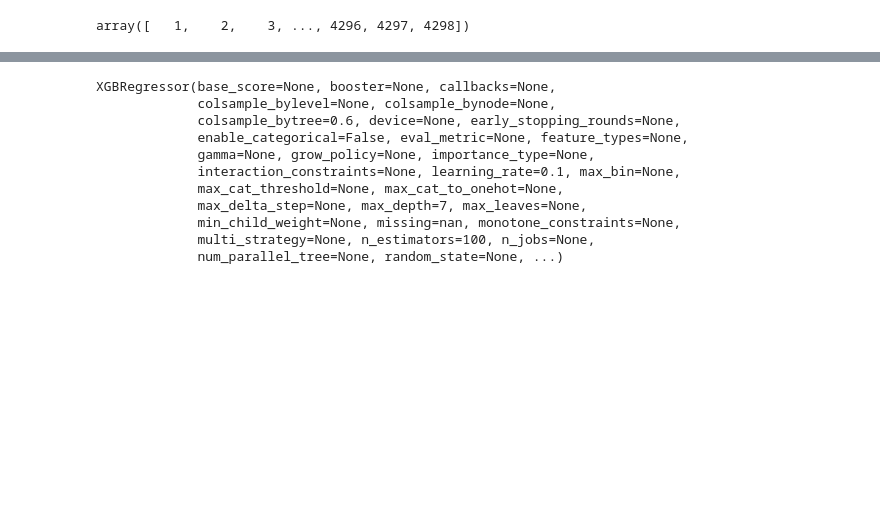
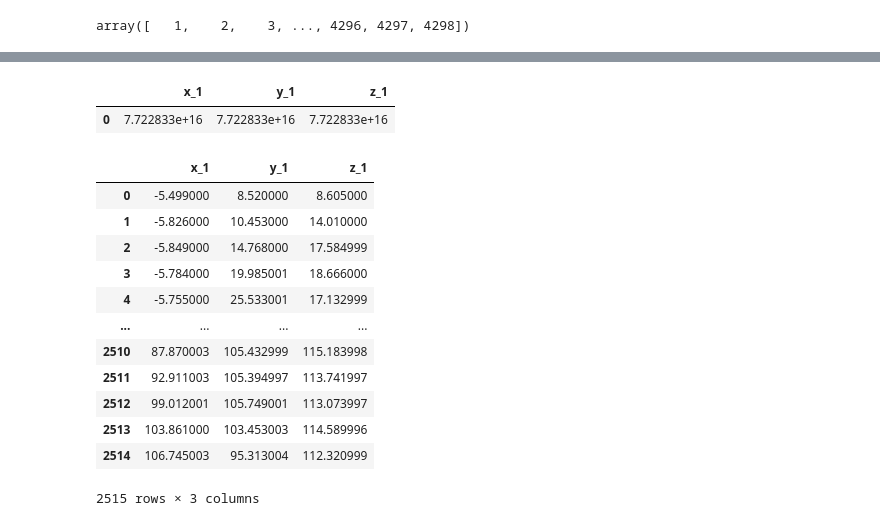
Before and after one commit to achen004/Stanford-RNA-3D-Folding-Structure-Prediction, a Jupyter notebook: rna-sequence-modeling.ipynb, the cells around one changed output, grey strips where cells are left out. Saved outputs shown, nothing was run; the diff lists cells and outputs as text; code cells hidden in the pictures; blank space fills up the shorter version.

```diff
--- a/rna-sequence-modeling.ipynb
+++ b/rna-sequence-modeling.ipynb
@@ -302,0 +350,2 @@ def preprocessing(df_path, label_path, dataset_type):
+# %%
+validation_df, validation_coord=preprocessing(df_path=validation_path, label_path=validation_labels_path, dataset_type='validation')
@@ -320,15 +400 @@ for y in y_list:
     model_yi[y]=xgboost_model
-# %%
-model_yi['x_1']
-# %% [output]
-XGBRegressor(base_score=None, booster=None, callbacks=None,
-             colsample_bylevel=None, colsample_bynode=None,
-             colsample_bytree=0.6, device=None, early_stopping_rounds=None,
-             enable_categorical=False, eval_metric=None, feature_types=None,
-             gamma=None, grow_policy=None, importance_type=None,
-             interaction_constraints=None, learning_rate=0.1, max_bin=None,
-             max_cat_threshold=None, max_cat_to_onehot=None,
-             max_delta_step=None, max_depth=7, max_leaves=None,
-             min_child_weight=None, missing=nan, monotone_constraints=None,
-             multi_strategy=None, n_estimators=100, n_jobs=None,
-             num_parallel_tree=None, random_state=None, ...)
@@ -336,0 +411,22 @@ XGBRegressor(base_score=None, booster=None, callbacks=None,
+# %%
+#inspect
+pd.DataFrame(validation_results)
+# %% [output]
+|  | x_1 | y_1 | z_1 |
+| 0 | 7.722833e+16 | 7.722833e+16 | 7.722833e+16 |
+# %%
+validation_coord[y_list]
+# %% [output]
+|  | x_1 | y_1 | z_1 |
+| 0 | -5.499000 | 8.520000 | 8.605000 |
+| 1 | -5.826000 | 10.453000 | 14.010000 |
+| 2 | -5.849000 | 14.768000 | 17.584999 |
+| 3 | -5.784000 | 19.985001 | 18.666000 |
+| 4 | -5.755000 | 25.533001 | 17.132999 |
+| ... | ... | ... | ... |
+| 2510 | 87.870003 | 105.432999 | 115.183998 |
+| 2511 | 92.911003 | 105.394997 | 113.741997 |
+| 2512 | 99.012001 | 105.749001 | 113.073997 |
+| 2513 | 103.861000 | 103.453003 | 114.589996 |
+| 2514 | 106.745003 | 95.313004 | 112.320999 |
+2515 rows × 3 columns
```
Also changed, not shown: parts of 18 cells of this notebook.
